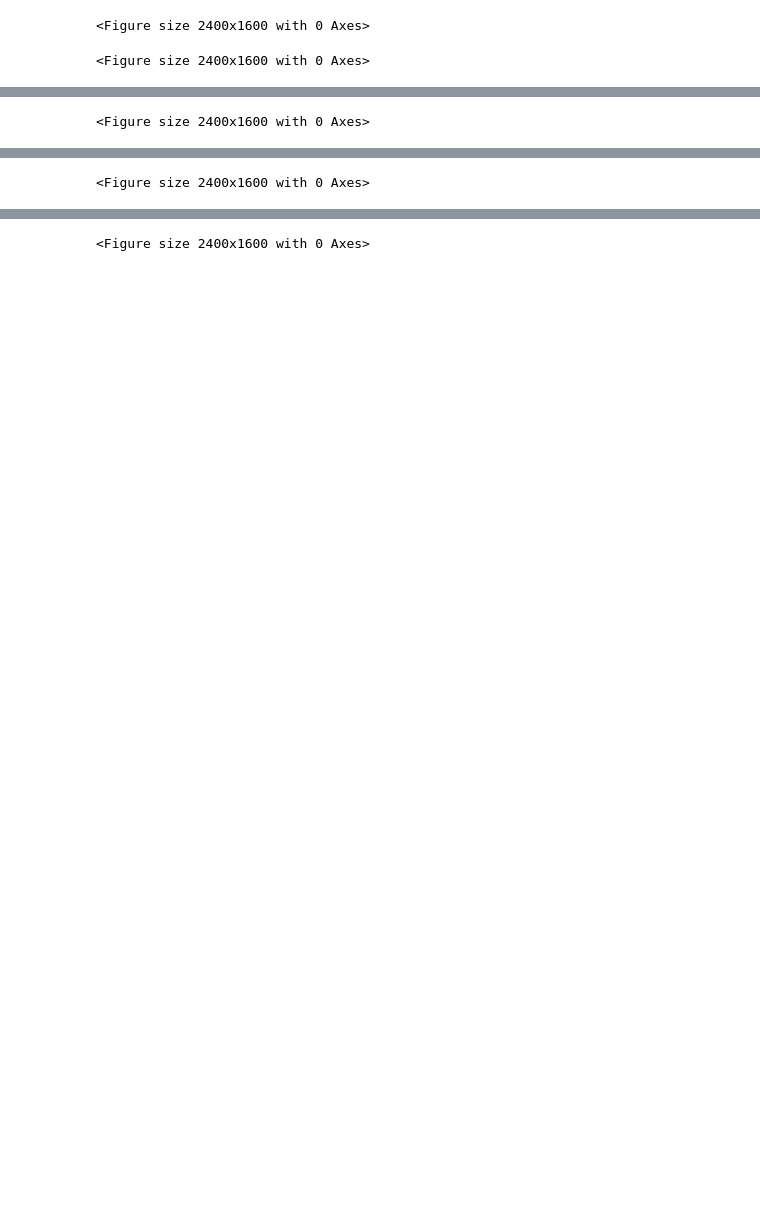
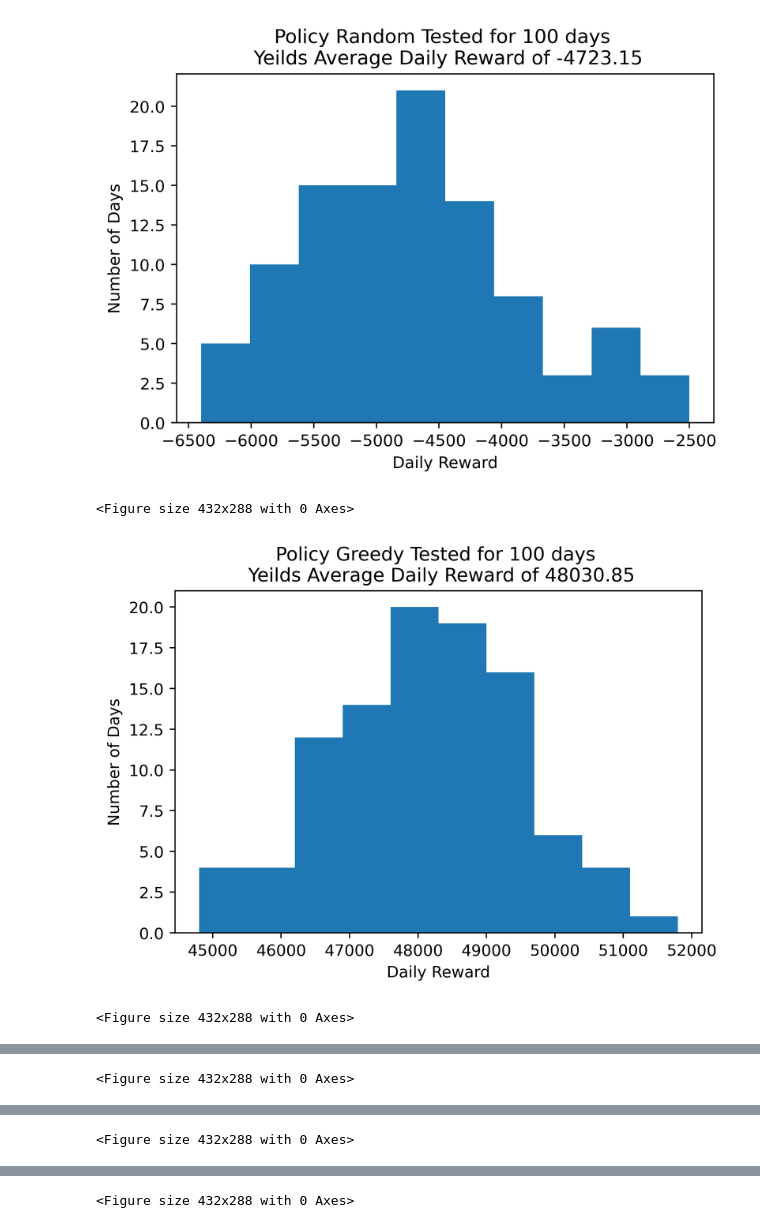
Before and after one commit to zd6/AA228_FinalProject, a Jupyter notebook: src/results/visualization.ipynb, the cells around one changed output, grey strips where cells are left out. Saved outputs shown, nothing was run; the diff lists cells and outputs as text; code cells hidden in the pictures; blank space fills up the shorter version.

Commit message:
visualization script

```diff
--- a/src/results/visualization.ipynb
+++ b/src/results/visualization.ipynb
@@ -4,15 +4,18 @@ import numpy as np
 # %%
 policies = ["Random", "Greedy", "VI", "SampleVI", "DQN"]
 for policy in policies:
     stat = np.load("{}Test.npy".format(policy))
     plt.figure(dpi=400)
     dailyReward = np.sum(stat[:,:,1], axis=1)
     plt.hist(dailyReward)
     plt.ylabel("Number of Days")
-    plt.xlabel("Daily Rewards")
+    plt.xlabel("Daily Reward")
     plt.title("Policy {} Tested for 100 days \n Yeilds Average Daily Reward of {}".format(policy, np.mean(dailyReward)))
     plt.savefig("{}Test.png".format(policy))
+    plt.show()
     plt.clf()
 # %% [output]
+[figure, added]
-<Figure size 2400x1600 with 0 Axes>
+<Figure size 432x288 with 0 Axes>
+[figure, added]
-<Figure size 2400x1600 with 0 Axes>
+<Figure size 432x288 with 0 Axes>
@@ -19 +23 @@ for policy in policies:
-<Figure size 2400x1600 with 0 Axes>
+<Figure size 432x288 with 0 Axes>
@@ -20 +25 @@ for policy in policies:
-<Figure size 2400x1600 with 0 Axes>
+<Figure size 432x288 with 0 Axes>
@@ -21 +27 @@ for policy in policies:
-<Figure size 2400x1600 with 0 Axes>
+<Figure size 432x288 with 0 Axes>
```
Also changed, not shown: parts of 1 cell of this notebook, 5 other files.
